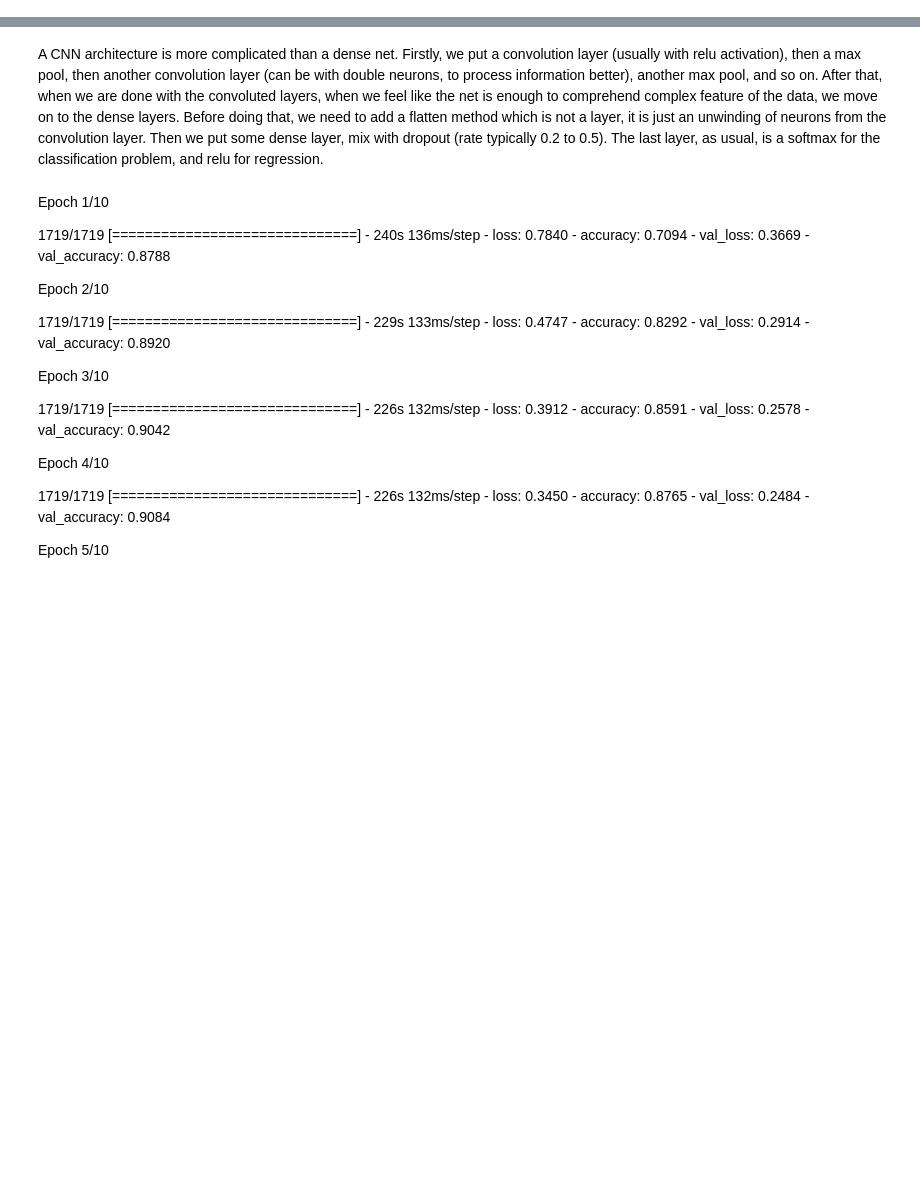
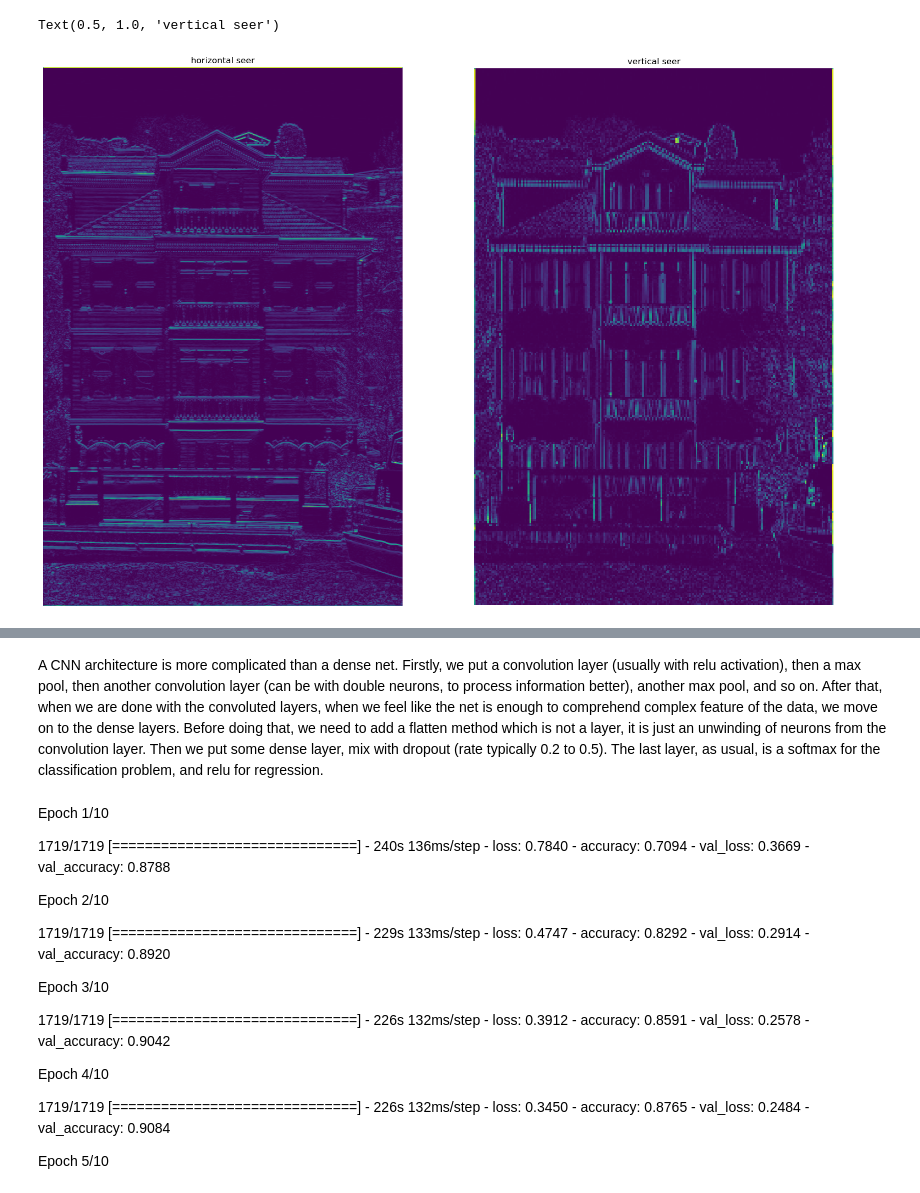
Before and after one commit to FlyingWhalesHQ/flying-whales-blog, a Jupyter notebook: _notebooks/10ConvoNet.ipynb, the cells around one changed output, grey strips where cells are left out. Drawn from its saved outputs; the diff is of its cells as text; code cells hidden in the pictures; blank space fills up the shorter version.

```diff
--- a/_notebooks/10ConvoNet.ipynb
+++ b/_notebooks/10ConvoNet.ipynb
@@ -39,0 +33,62 @@ In this example, let's explore the fashion MNIST (similar to MNIST but for fashi
+# %%
+import numpy as np
+import matplotlib.pyplot as plt
+import cv2
+from PIL import Image
+
+%matplotlib inline
+
+X = np.array(Image.open('house.jpg'))
+X = X.dot([0.299, 0.5870, 0.114]) # to grey
+
+def conv2d(X, F, s = 1, p = 1):
+    (w1, h1) = X.shape
+    f = F.shape[0]
+    w2 = int((w1 + 2*p - f)/s) + 1
+    h2 = int((h1 + 2*p - f)/s) + 1
+    Y = np.zeros((w2, h2))
+    X_pad = np.pad(X, pad_width = p, mode = 'constant', constant_values = 0)
+    for i in range(w2):
+        for j in range(h2):
+            idw = i*s
+            idh = j*s
+            Y[i, j] = np.abs(np.sum(X_pad[idw:(idw+f), idh:(idh+f)]*F))
+    return Y
+
+F1 = np.array([[-1, -1, -1], # filter that only sees horizontal lines
+              [0, 0, 0],
+              [1, 1, 1]])
+
+Y1 = conv2d(X, F1, s = 1, p = 1)
+# plt.imshow(Y1)
+F2 = np.array([[1, 0, -1], # filter that only see vertical lines
+             [1, 0, -1],
+             [1, 0, -1]])
+Y2 = conv2d(X, F2, s = 3, p = 1)
+# plt.imshow(Y2)
+
+
+fig = plt.figure(figsize=(20, 20))
+
+# setting values to rows and column variables
+rows = 1
+columns = 2
+
+# Adds a subplot at the 1st position
+fig.add_subplot(rows, columns, 1)
+
+# showing image
+plt.imshow(Y1)
+plt.axis('off')
+plt.title("horizontal seer")
+
+# Adds a subplot at the 2nd position
+fig.add_subplot(rows, columns, 2)
+
+# showing image
+plt.imshow(Y2)
+plt.axis('off')
+plt.title("vertical seer")
+# %% [output]
+Text(0.5, 1.0, 'vertical seer')
+[figure, added]
```
Also changed, not shown: parts of 4 cells of this notebook, 5 other files.
